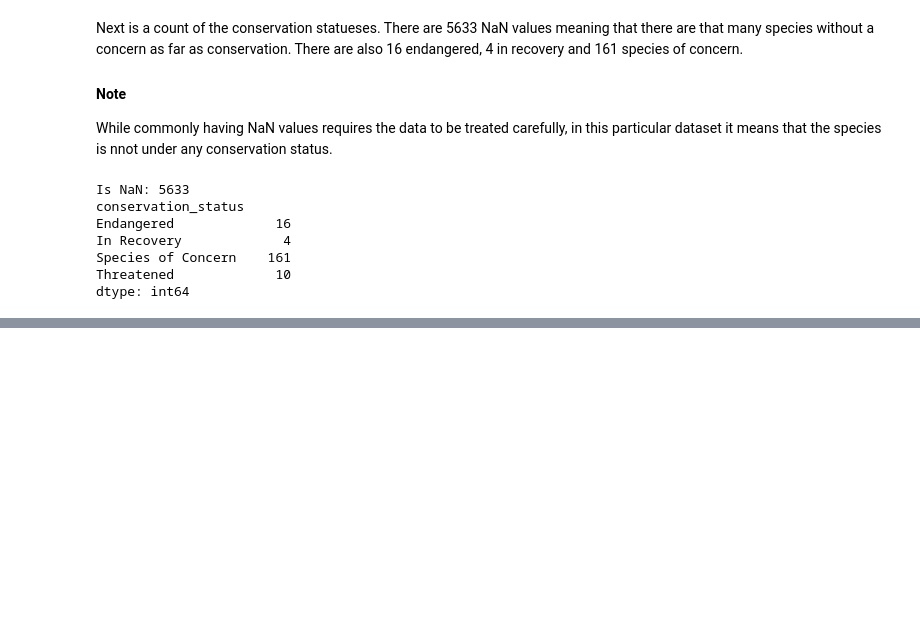
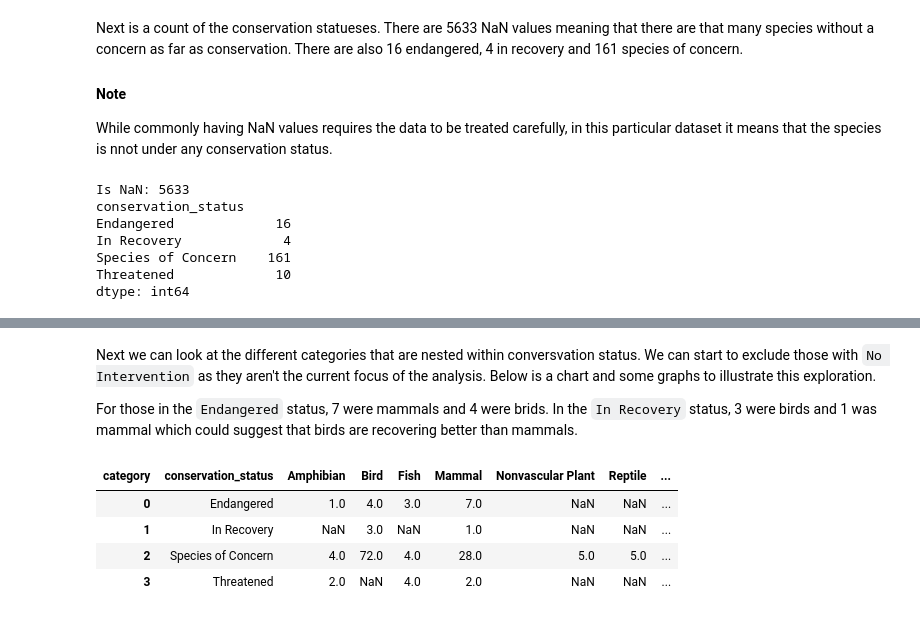
Before and after one commit to SalemEdge1997/Biodiversity_In_National_Parks, a Jupyter notebook: notebooks/biodiversity.ipynb, the cells around one changed output, grey strips where cells are left out. Cells and saved outputs as stored; diff of their text form; code cells hidden in the pictures; blank space fills up the shorter version.

```diff
--- a/notebooks/biodiversity.ipynb
+++ b/notebooks/biodiversity.ipynb
@@ -166,0 +199,15 @@ print(f'')
+# %% [markdown]
+Next we can look at the different categories that are nested within conversvation status. We can start to exclude those with `No Intervention` as they aren't the current focus of the analysis. Below is a chart and some graphs to illustrate this exploration.
+
+For those in the `Endangered` status, 7 were mammals and 4 were brids. In the `In Recovery` status, 3 were birds and 1 was mammal which could suggest that birds are recovering better than mammals.
+# %%
+conservation_category = species[species.conservation_status != 'No Intervention']\
+    .groupby(['conservation_status', 'category'])['scientific_name']\
+        .count().unstack()
+conservation_category.reset_index()
+# %% [output]
+| category | conservation_status | Amphibian | Bird | Fish | Mammal | Nonvascular Plant | Reptile | ... |
+| 0 | Endangered | 1.0 | 4.0 | 3.0 | 7.0 | NaN | NaN | ... |
+| 1 | In Recovery | NaN | 3.0 | NaN | 1.0 | NaN | NaN | ... |
+| 2 | Species of Concern | 4.0 | 72.0 | 4.0 | 28.0 | 5.0 | 5.0 | ... |
+| 3 | Threatened | 2.0 | NaN | 4.0 | 2.0 | NaN | NaN | ... |
```
Also changed, not shown: parts of 27 cells of this notebook.
